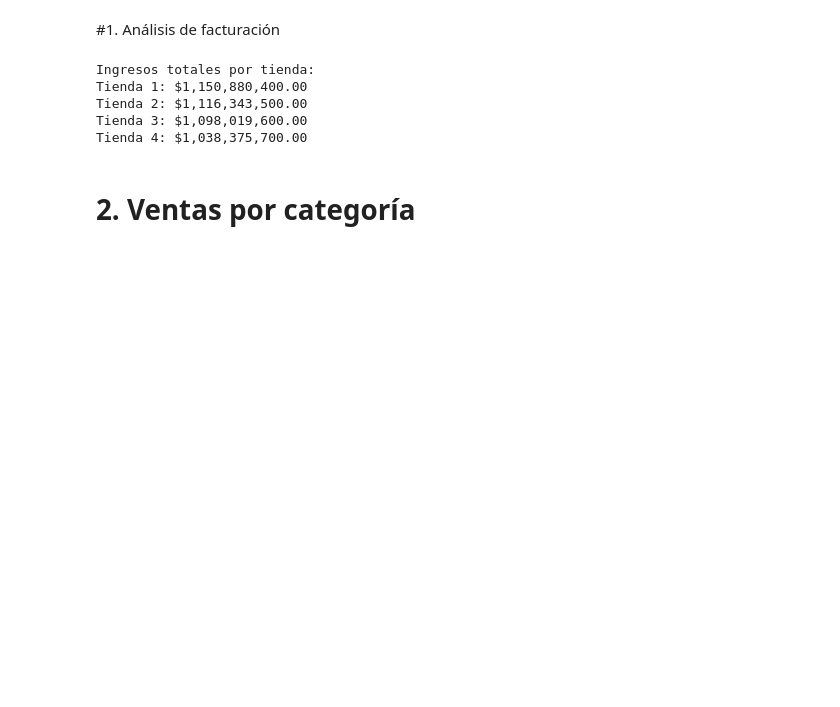
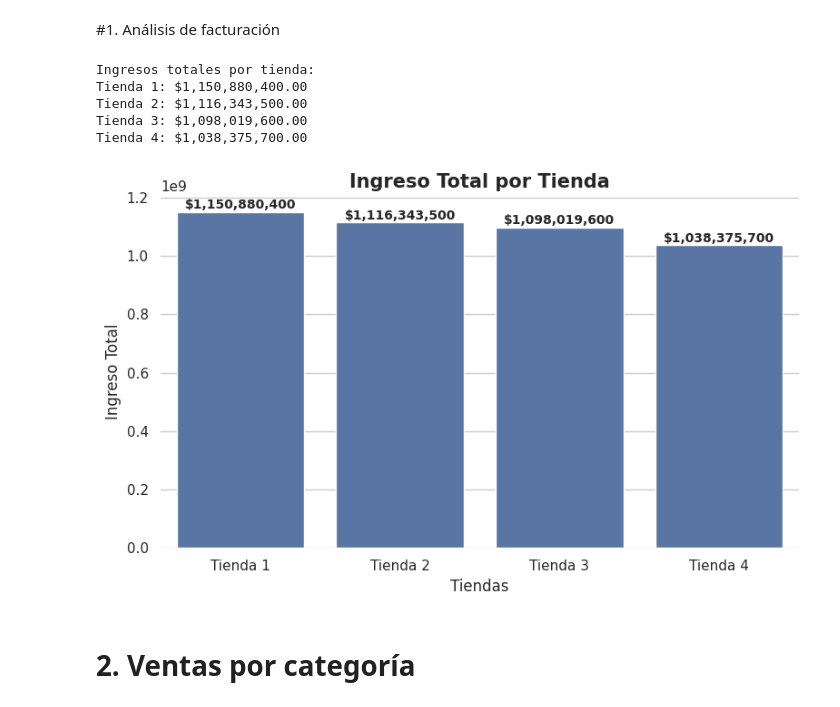
Before and after one commit to david125-cmd/python-data-science-challenge-alura-store, a Jupyter notebook: AluraStoreLatam.ipynb, the cells around one changed output. Drawn from its saved outputs; the diff is of its cells as text; code cells hidden in the pictures; blank space fills up the shorter version.

```diff
--- a/AluraStoreLatam.ipynb
+++ b/AluraStoreLatam.ipynb
@@ -42,6 +42,33 @@ Tienda 1: $1,150,880,400.00
 Tienda 2: $1,116,343,500.00
 Tienda 3: $1,098,019,600.00
 Tienda 4: $1,038,375,700.00
+# %%
+#Graficando las ventas totales para una mejor visualización.
+
+sns.set_theme(style="whitegrid")
+tiendas = ['Tienda 1', 'Tienda 2', 'Tienda 3', 'Tienda 4']
+ingresos_por_tienda = [ingresos_tienda_1, ingresos_tienda_2, ingresos_tienda_3, ingresos_tienda_4]
+
+#tamaño de la grafica
+plt.figure(figsize=(8, 5))
+barplot = sns.barplot(x=tiendas, y=ingresos_por_tienda)
+
+#etiquetas a cada barra
+for i, valor in enumerate(ingresos_por_tienda):
+    barplot.text(i, valor + max(ingresos_por_tienda)*0.001, f"${valor:,.0f}",
+                 ha='center', va='bottom', fontsize=10, fontweight='bold')
+
+# Título y etiquetas
+plt.title('Ingreso Total por Tienda', fontsize=15, fontweight='bold')
+plt.ylabel('Ingreso Total', fontsize=12)
+plt.xlabel('Tiendas', fontsize=12)
+
+sns.despine(left=True, bottom=True)
+
+plt.tight_layout()
+plt.show()
+# %% [output]
+[figure, added]
 # %% [markdown]
 # 2. Ventas por categoría
 # %% [markdown]
```
Also changed, not shown: parts of 2 cells of this notebook.
